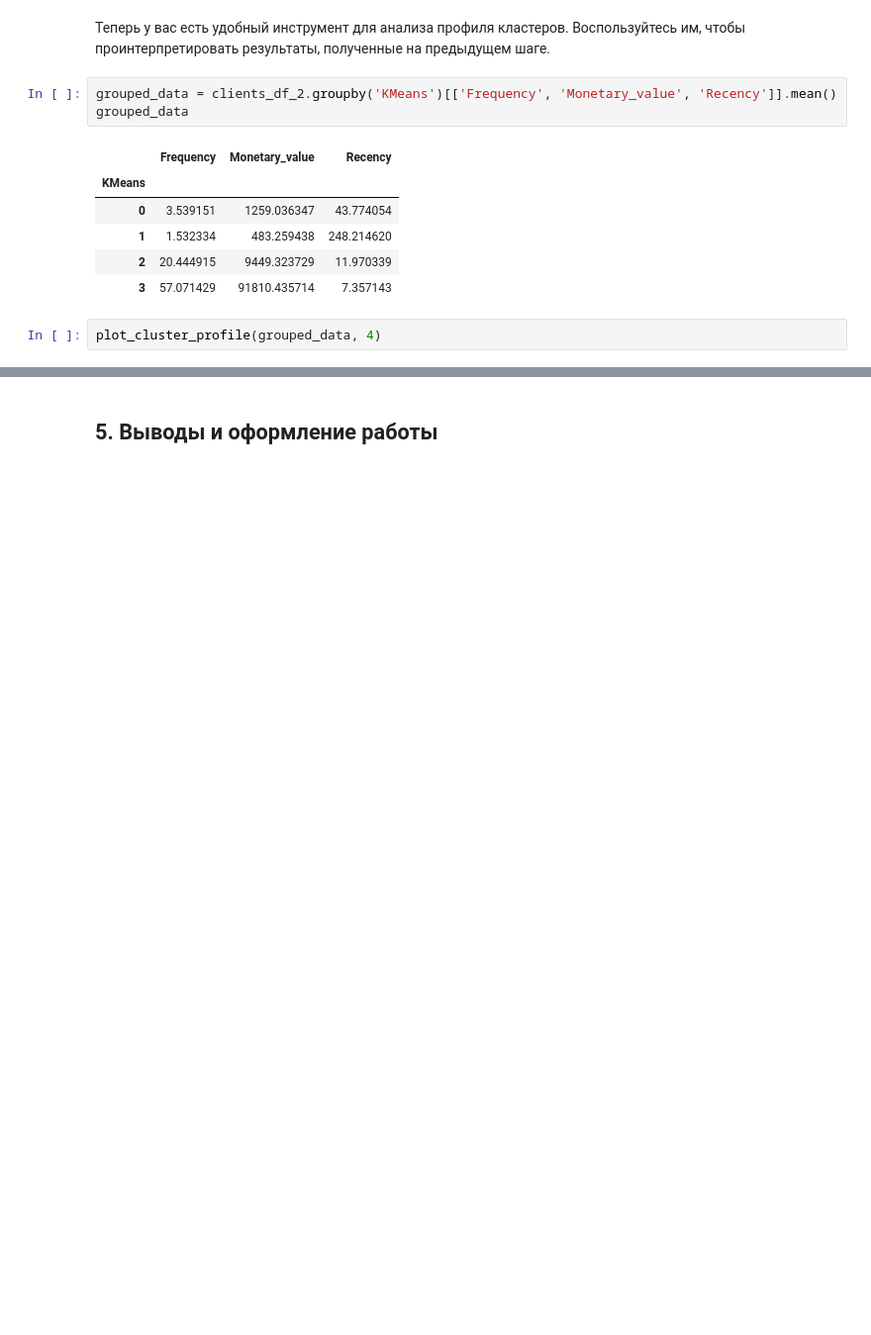
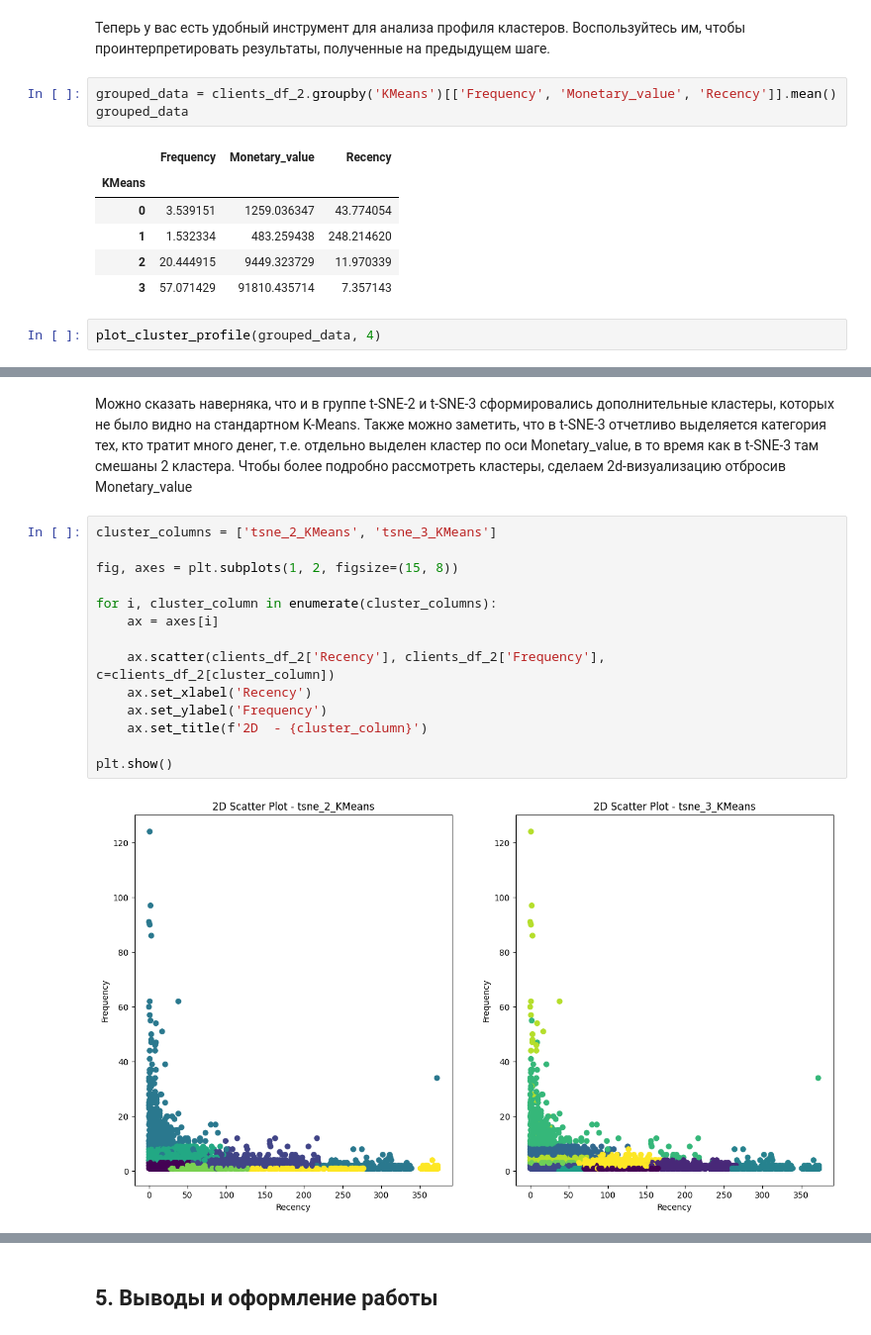
Before and after one commit to TelichkoLyudmila/SF-DS-1, a Jupyter notebook: project_6/PROJECT-6._Сегментация_клиентов_онлайн-магазина.ipynb, the cells around one changed output, grey strips where cells are left out. Shown at 99% size. Drawn from its saved outputs; the diff is of its cells as text; blank space fills up the shorter version.

```diff
--- a/project_6/PROJECT-6._Сегментация_клиентов_онлайн-магазина.ipynb
+++ b/project_6/PROJECT-6._Сегментация_клиентов_онлайн-магазина.ipynb
@@ -908,0 +1091,18 @@ plot_cluster_profile(grouped_data, 4)
+# %% [markdown]
+Можно сказать наверняка, что и в группе t-SNE-2 и t-SNE-3 сформировались дополнительные кластеры, которых не было видно на стандартном K-Means. Также можно заметить, что в  t-SNE-3 отчетливо выделяется категория тех, кто тратит много денег, т.е. отдельно выделен кластер по оси Monetary_value, в то время как в  t-SNE-3 там смешаны 2 кластера. Чтобы более подробно рассмотреть кластеры, сделаем 2d-визуализацию отбросив Monetary_value
+# %%
+cluster_columns = ['tsne_2_KMeans', 'tsne_3_KMeans']
+
+fig, axes = plt.subplots(1, 2, figsize=(15, 8))
+
+for i, cluster_column in enumerate(cluster_columns):
+    ax = axes[i]
+
+    ax.scatter(clients_df_2['Recency'], clients_df_2['Frequency'], c=clients_df_2[cluster_column])
+    ax.set_xlabel('Recency')
+    ax.set_ylabel('Frequency')
+    ax.set_title(f'2D  - {cluster_column}')
+
+plt.show()
+# %% [output]
+[figure, added]
```
Also changed, not shown: parts of 29 cells of this notebook, 1 other file.
